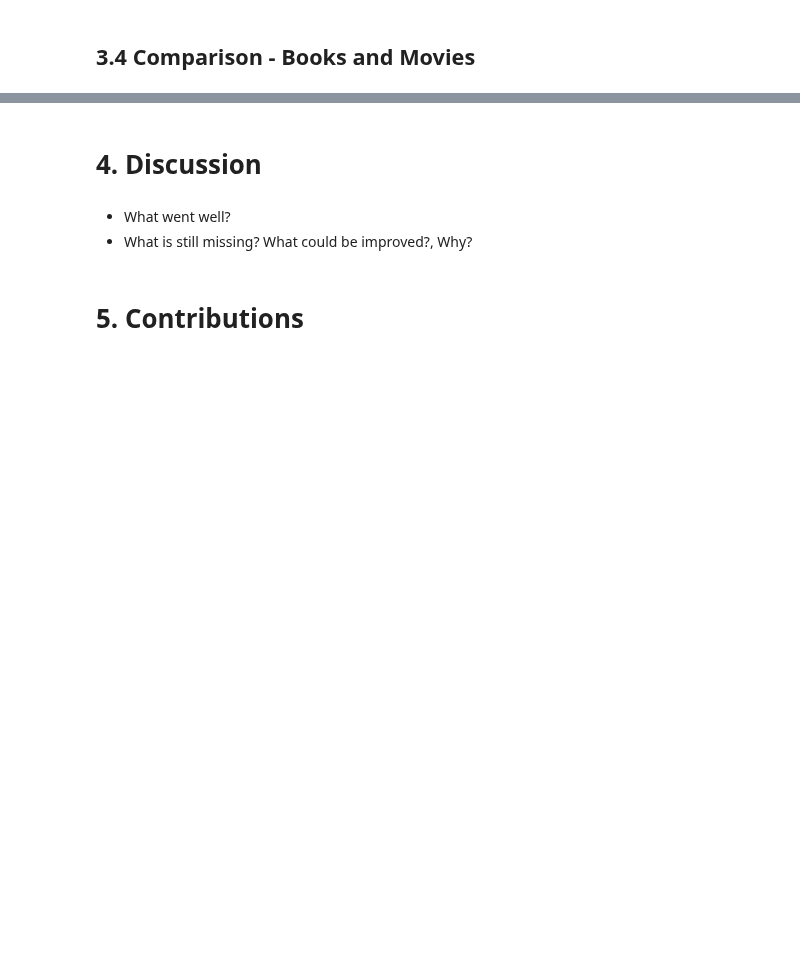
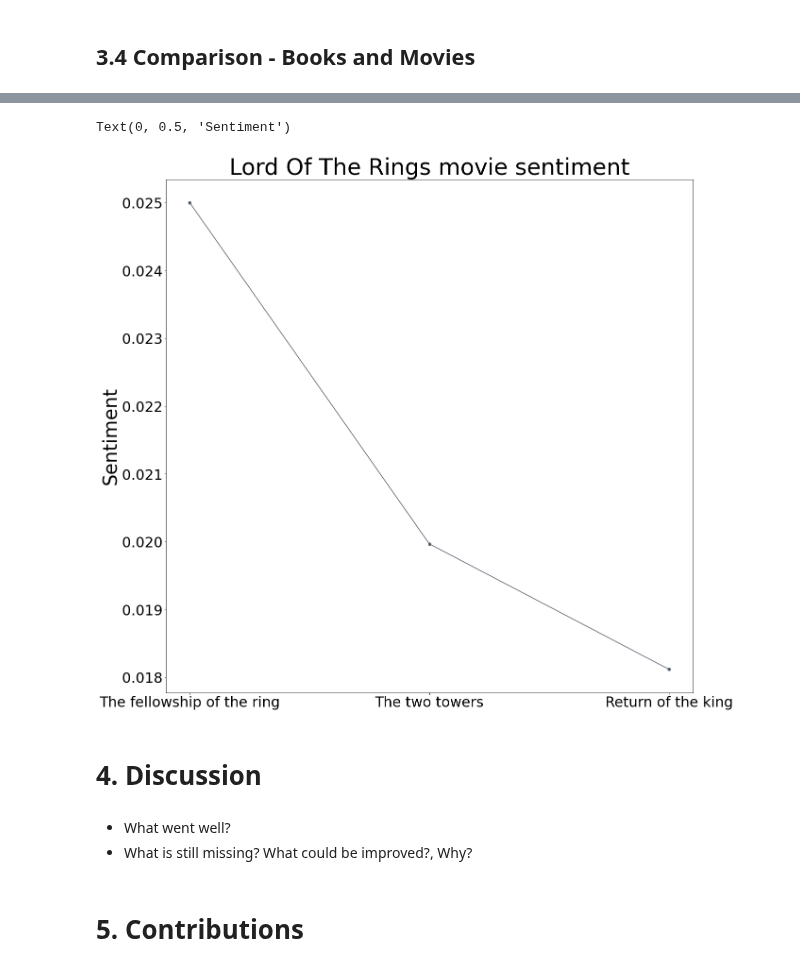
Before and after one commit to BerglindLilja/DataQueens, a Jupyter notebook: Project/Explainer_notebook.ipynb, the cells around one changed output, grey strips where cells are left out. Saved outputs shown, nothing was run; the diff lists cells and outputs as text; code cells hidden in the pictures; blank space fills up the shorter version.

```diff
--- a/Project/Explainer_notebook.ipynb
+++ b/Project/Explainer_notebook.ipynb
@@ -595,0 +624,17 @@ IFrame(src='/LortNetwork.html', width=700, height=600)
+# %%
+analyzer = SentimentIntensityAnalyzer()
+scores = []
+
+#A sentiment score calculator
+def vaderSentimentScores(preppedCharData):
+    for sentence in preppedCharData:
+        if sentence:
+            vs = analyzer.polarity_scores(sentence)
+            scores.append(vs['compound'])
+
+    #calculating the average sentiment for each list of strings
+    scoreLen = len(scores)
+    scoreSum = sum(scores)
+    scoreAvg = scoreSum /scoreLen
+
+    return scoreAvg
@@ -598,3 +808,33 @@ IFrame(src='/LortNetwork.html', width=700, height=600)
+# %%
+#Sentiment scores of all three movies
+
+#Transcripts of the three movies
+with open("transcripts/" + 'Fotr_parsed_cleaned2.txt' ,encoding='utf-8') as f:
+    fellowshipScript = f.read()
+with open("transcripts/" + '2t_parsed_and_cleaned.txt' ,encoding='utf-8') as f:
+    towersScript = f.read()
+with open("transcripts/" + 'RotK_parsed_and_cleaned.txt' ,encoding='utf-8') as f:
+    kingScript = f.read()
+
+
+scripts = [fellowshipScript, towersScript, kingScript]
+averageMovieSentiment = []
+
+#Feed transcript data to the sentiment score calculator
+for script in scripts:
+    lines = script.splitlines()
+    averageMovieSentiment.append(vaderSentimentScores(lines))
+# %%
+#plotting the sentiment of the three movies
+fig, ax = plt.subplots(figsize=(20,20))
+title = ["The fellowship of the ring", "The two towers", "Return of the king"]
+
+ax.plot(title, averageMovieSentiment, 'o-', color="#515c68")
+ax.set_title('Lord Of The Rings movie sentiment')
+ax.set_ylabel('Sentiment')
+# %% [output]
+Text(0, 0.5, 'Sentiment')
+[figure, added]
 # %% [markdown]
 # 4. Discussion <a name="discussion"></a>
 # %% [markdown]
```
Also changed, not shown: parts of 25 cells of this notebook.
